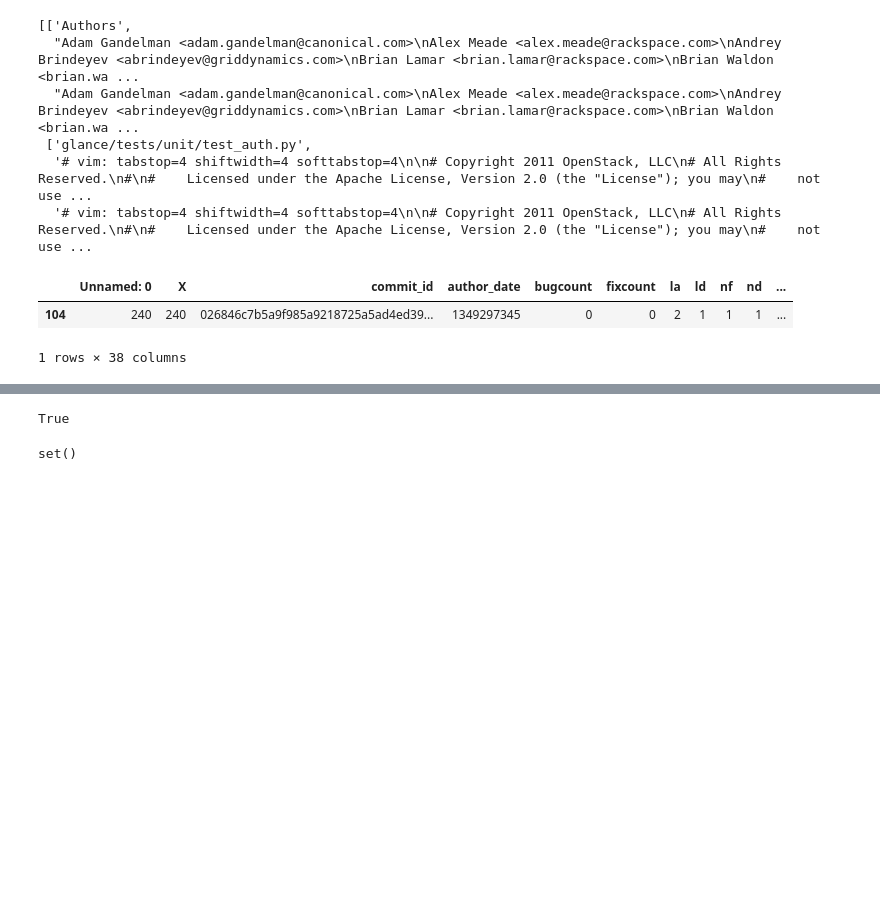
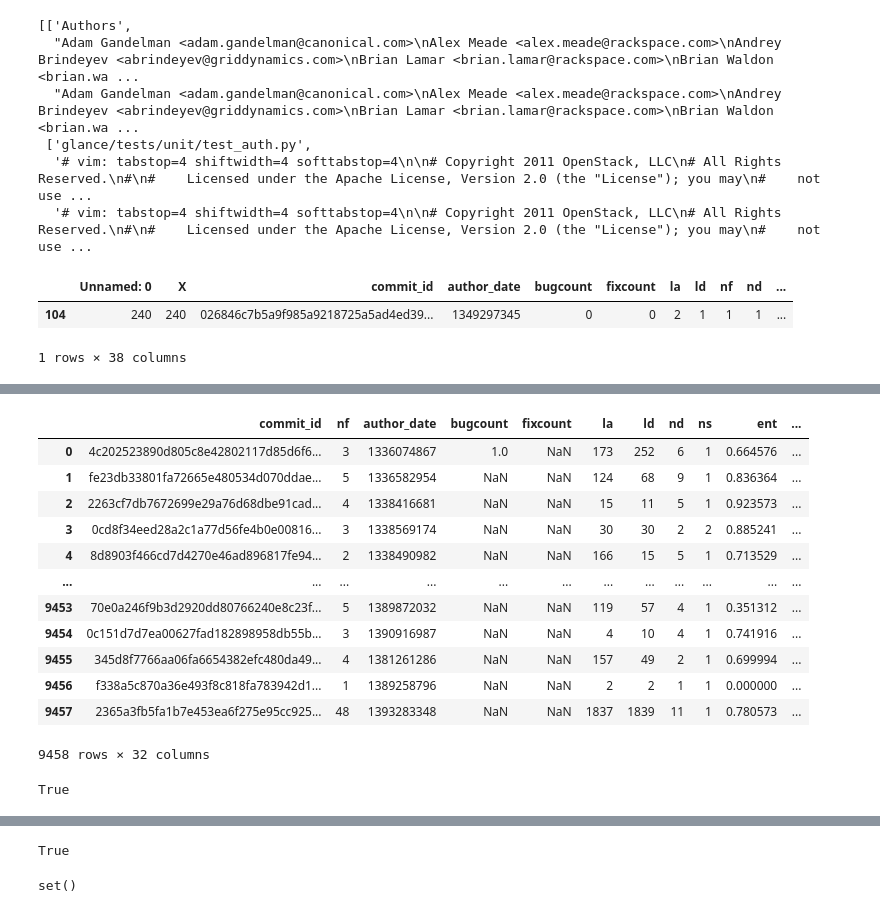
Before and after one commit to uw-swag/jit-bugpred, a Jupyter notebook: notebooks/moving_target.ipynb, the cells around one changed output, grey strips where cells are left out. Drawn from its saved outputs; the diff is of its cells as text; code cells hidden in the pictures; blank space fills up the shorter version.

```diff
--- a/notebooks/moving_target.ipynb
+++ b/notebooks/moving_target.ipynb
@@ -426,0 +436,11 @@ df1[df1['commit_id'] == '026846c7b5a9f985a9218725a5ad4ed391a2aef0']
+# %%
+files = []
+onenode = []
+for k, v in subtrees.items():
+    for f in v:
+        files.append(f[0])
+        if f[1][0] == ['None'] or f[2][0] == ['None']:
+            onenode.append(f[0] + '@' + k)
+
+print(len(onenode), '\tfiles whose before or after (not both) has no red nodes (and filled with None)')
+print(len(files), '\ttotal number of files')
@@ -426,0 +450,2 @@ df1[df1['commit_id'] == '026846c7b5a9f985a9218725a5ad4ed391a2aef0']
+# %%
+commit_nfiles = {k: len(v) for k, v in subtrees.items()}
@@ -426,0 +454,5 @@ df1[df1['commit_id'] == '026846c7b5a9f985a9218725a5ad4ed391a2aef0']
+# %%
+import pandas as pd
+
+df1 = pd.DataFrame(commit_nfiles.items(), columns=['commit_id', 'nf'])
+df1
@@ -426,0 +494,25 @@ df1[df1['commit_id'] == '026846c7b5a9f985a9218725a5ad4ed391a2aef0']
+# %%
+merged = pd.merge(df1, df2, on='commit_id', suffixes=(None, '_y')).drop(columns=['nf_y'])
+merged
+# %% [output]
+|  | commit_id | nf | author_date | bugcount | fixcount | la | ld | nd | ns | ent | ... |
+| 0 | 4c202523890d805c8e42802117d85d6f6... | 3 | 1336074867 | 1.0 | NaN | 173 | 252 | 6 | 1 | 0.664576 | ... |
+| 1 | fe23db33801fa72665e480534d070ddae... | 5 | 1336582954 | NaN | NaN | 124 | 68 | 9 | 1 | 0.836364 | ... |
+| 2 | 2263cf7db7672699e29a76d68dbe91cad... | 4 | 1338416681 | NaN | NaN | 15 | 11 | 5 | 1 | 0.923573 | ... |
+| 3 | 0cd8f34eed28a2c1a77d56fe4b0e00816... | 3 | 1338569174 | NaN | NaN | 30 | 30 | 2 | 2 | 0.885241 | ... |
+| 4 | 8d8903f466cd7d4270e46ad896817fe94... | 2 | 1338490982 | NaN | NaN | 166 | 15 | 5 | 1 | 0.713529 | ... |
+| ... | ... | ... | ... | ... | ... | ... | ... | ... | ... | ... | ... |
+| 9453 | 70e0a246f9b3d2920dd80766240e8c23f... | 5 | 1389872032 | NaN | NaN | 119 | 57 | 4 | 1 | 0.351312 | ... |
+| 9454 | 0c151d7d7ea00627fad182898958db55b... | 3 | 1390916987 | NaN | NaN | 4 | 10 | 4 | 1 | 0.741916 | ... |
+| 9455 | 345d8f7766aa06fa6654382efc480da49... | 4 | 1381261286 | NaN | NaN | 157 | 49 | 2 | 1 | 0.699994 | ... |
+| 9456 | f338a5c870a36e493f8c818fa783942d1... | 1 | 1389258796 | NaN | NaN | 2 | 2 | 1 | 1 | 0.000000 | ... |
+| 9457 | 2365a3fb5fa1b7e453ea6f275e95cc925... | 48 | 1393283348 | NaN | NaN | 1837 | 1839 | 11 | 1 | 0.780573 | ... |
+9458 rows × 32 columns
+# %%
+cols = merged.columns.tolist()
+c = cols[1]
+cols.remove(c)
+cols.insert(6, c)
+cols == df2.columns.tolist()
+# %% [output]
+True
```
Also changed, not shown: parts of 37 cells of this notebook, 2 other files.
